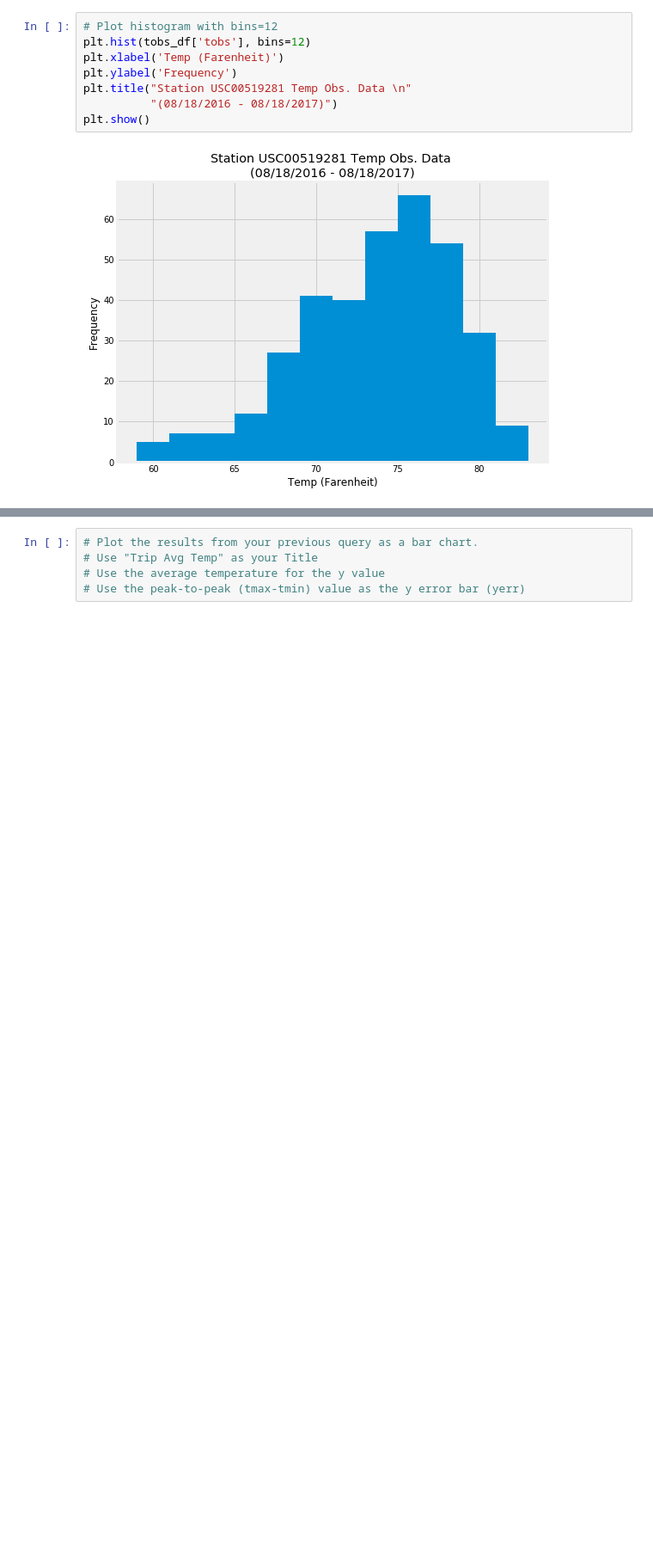
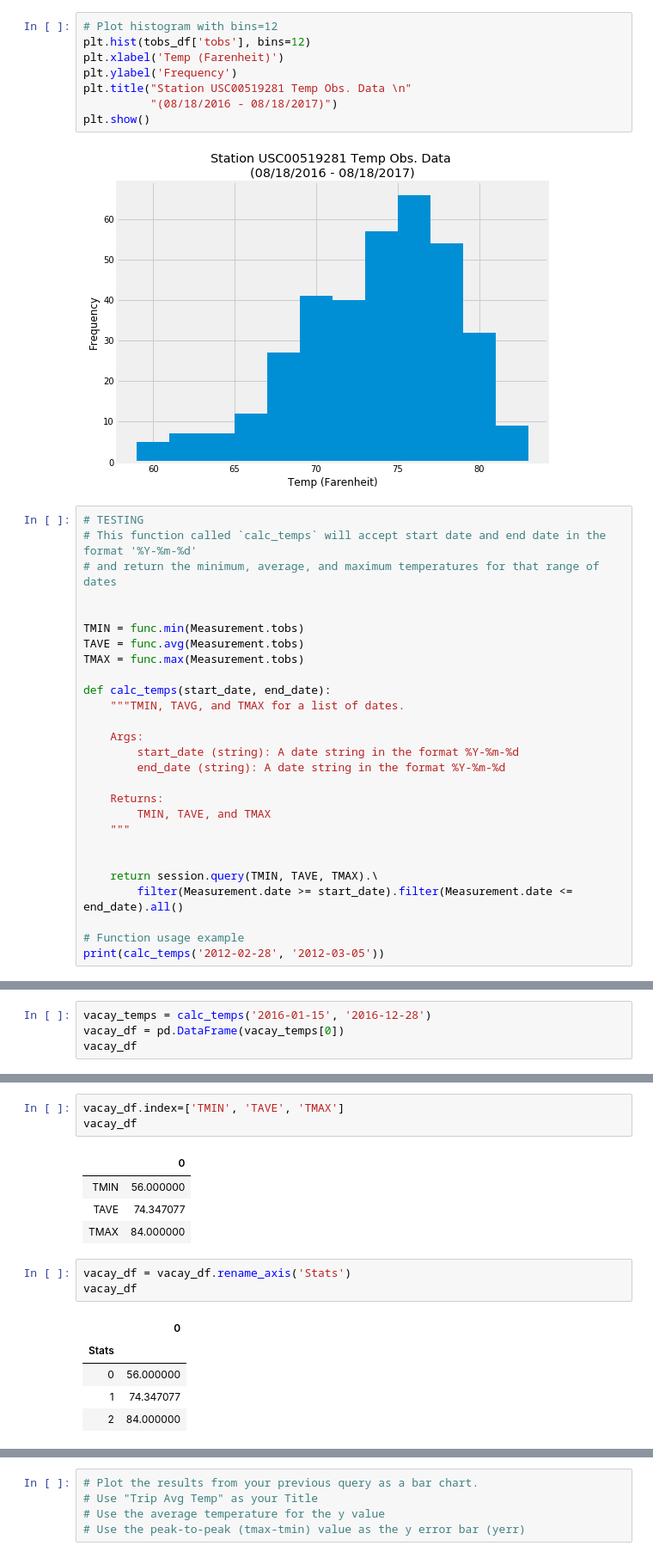
Before and after one commit to VallieTracy/sqlalchemy-challenge, a Jupyter notebook: main.ipynb, the cells around one changed output, grey strips where cells are left out. Shown at 86% size. Saved outputs shown, nothing was run; the diff lists cells and outputs as text; blank space fills up the shorter version.

Commit message:
working on error bar chart for final temp analysis

```diff
--- a/main.ipynb
+++ b/main.ipynb
@@ -303,3 +303,30 @@ plt.title("Station USC00519281 Temp Obs. Data \n"
 plt.show()
 # %% [output]
 [figure]
+# %%
+# TESTING
+# This function called `calc_temps` will accept start date and end date in the format '%Y-%m-%d'
+# and return the minimum, average, and maximum temperatures for that range of dates
+
+
+TMIN = func.min(Measurement.tobs)
+TAVE = func.avg(Measurement.tobs)
+TMAX = func.max(Measurement.tobs)
+
+def calc_temps(start_date, end_date):
+    """TMIN, TAVG, and TMAX for a list of dates.
+
+    Args:
+        start_date (string): A date string in the format %Y-%m-%d
+        end_date (string): A date string in the format %Y-%m-%d
+
+    Returns:
+        TMIN, TAVE, and TMAX
+    """
+
+
+    return session.query(TMIN, TAVE, TMAX).\
+        filter(Measurement.date >= start_date).filter(Measurement.date <= end_date).all()
+
+# Function usage example
+print(calc_temps('2012-02-28', '2012-03-05'))
@@ -329,0 +372,4 @@ print(calc_temps('2016-08-24', '2017-08-23'))
+# %%
+vacay_temps = calc_temps('2016-01-15', '2016-12-28')
+vacay_df = pd.DataFrame(vacay_temps[0])
+vacay_df
@@ -329,0 +388,17 @@ print(calc_temps('2016-08-24', '2017-08-23'))
+# %%
+vacay_df.index=['TMIN', 'TAVE', 'TMAX']
+vacay_df
+# %% [output]
+|  | 0 |
+| TMIN | 56.000000 |
+| TAVE | 74.347077 |
+| TMAX | 84.000000 |
+# %%
+vacay_df = vacay_df.rename_axis('Stats')
+vacay_df
+# %% [output]
+|  | 0 |
+| Stats |  |
+| 0 | 56.000000 |
+| 1 | 74.347077 |
+| 2 | 84.000000 |
```
Also changed, not shown: parts of 15 cells of this notebook.
